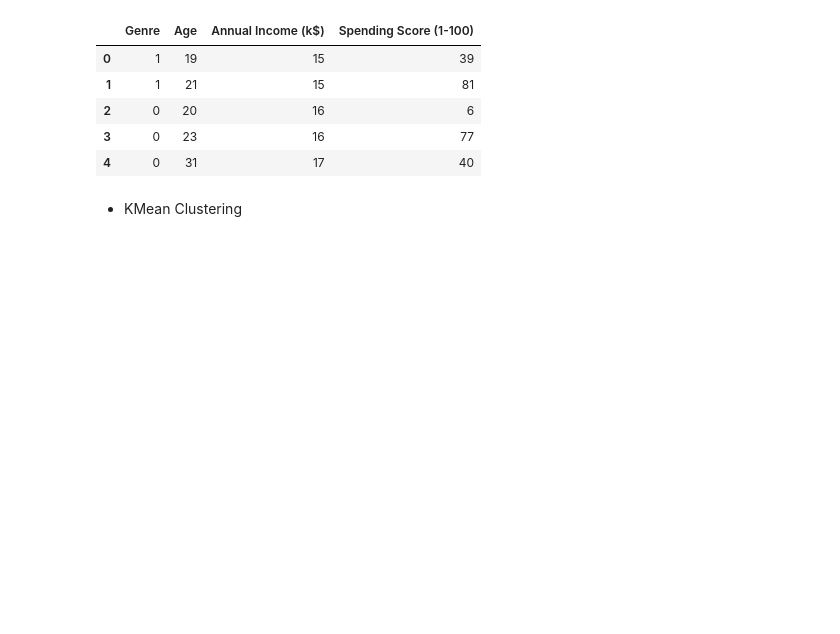
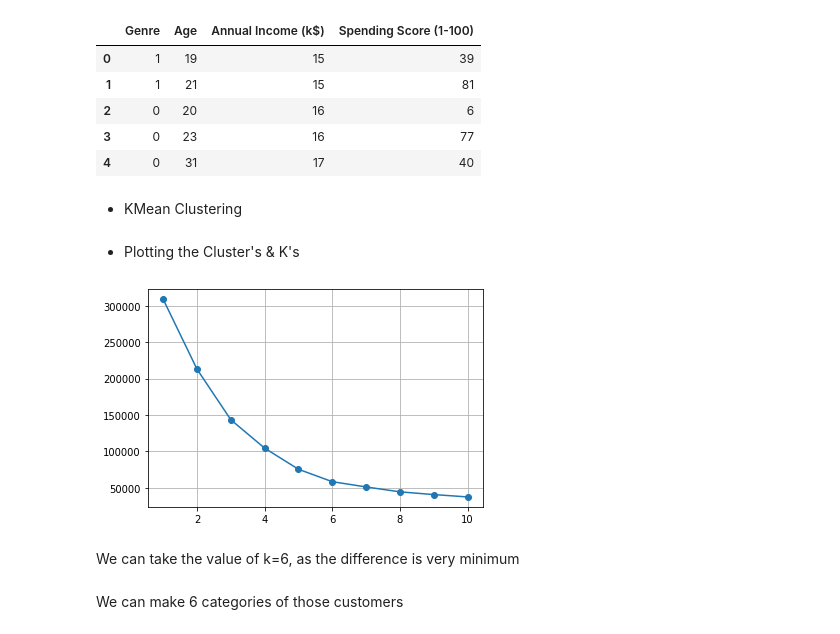
Before and after one commit to Naveen-Karanamu/Customer-Segmentation, a Jupyter notebook: main.ipynb, the cells around one changed output. Cells and saved outputs as stored; diff of their text form; code cells hidden in the pictures; blank space fills up the shorter version.

Commit message:
Checked for the value of k

```diff
--- a/main.ipynb
+++ b/main.ipynb
@@ -195,3 +195,14 @@ for i in range (1,11):
     kmodel=KMeans(n_clusters=i,n_init=15,max_iter=500)
     kmodel.fit(newdf)
     ssd.append(kmodel.inertia_)
+# %% [markdown]
+* Plotting the Cluster's & K's
+# %%
+plt.plot(range(1,11),ssd,marker='o')
+plt.grid()
+# %% [output]
+[figure, added]
+# %% [markdown]
+We can take the value of k=6, as the difference is very minimum
+# %% [markdown]
+We can make 6 categories of those customers
```
